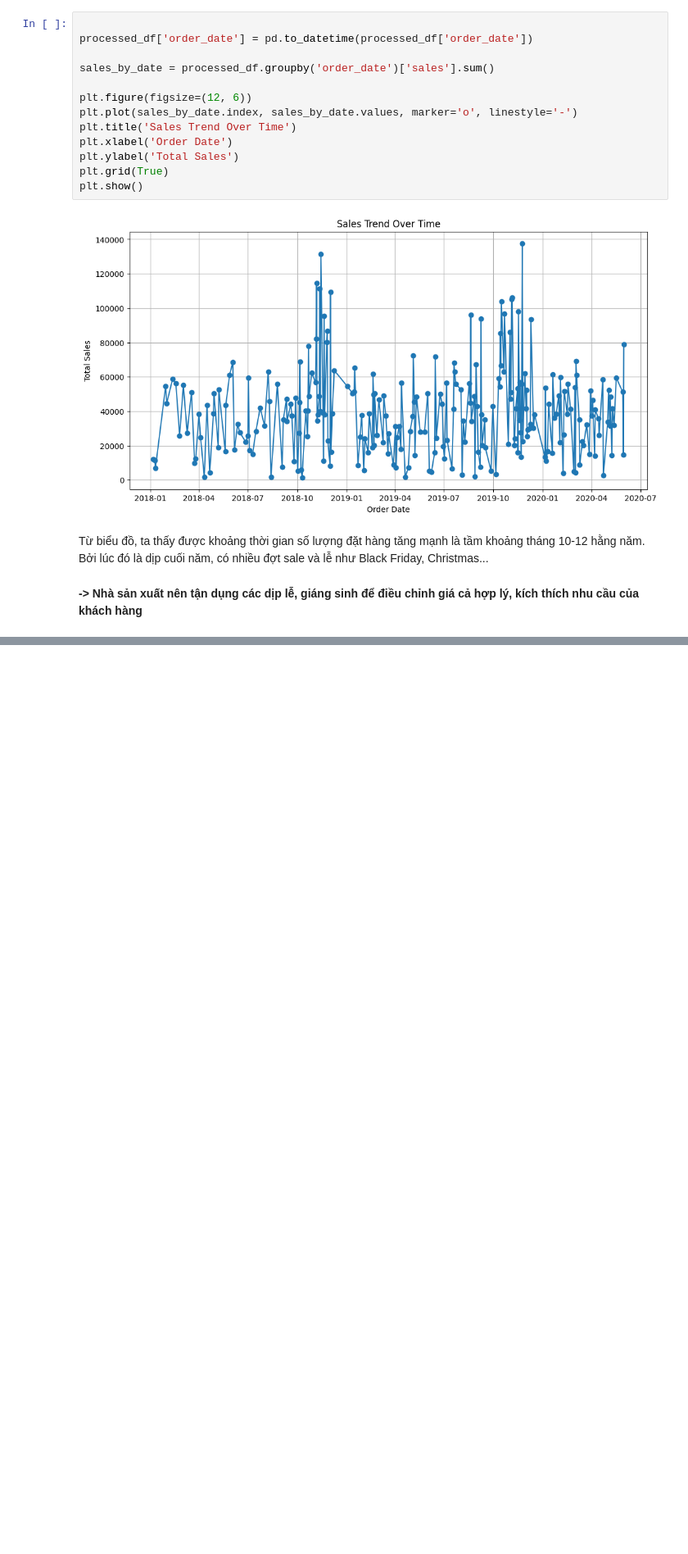
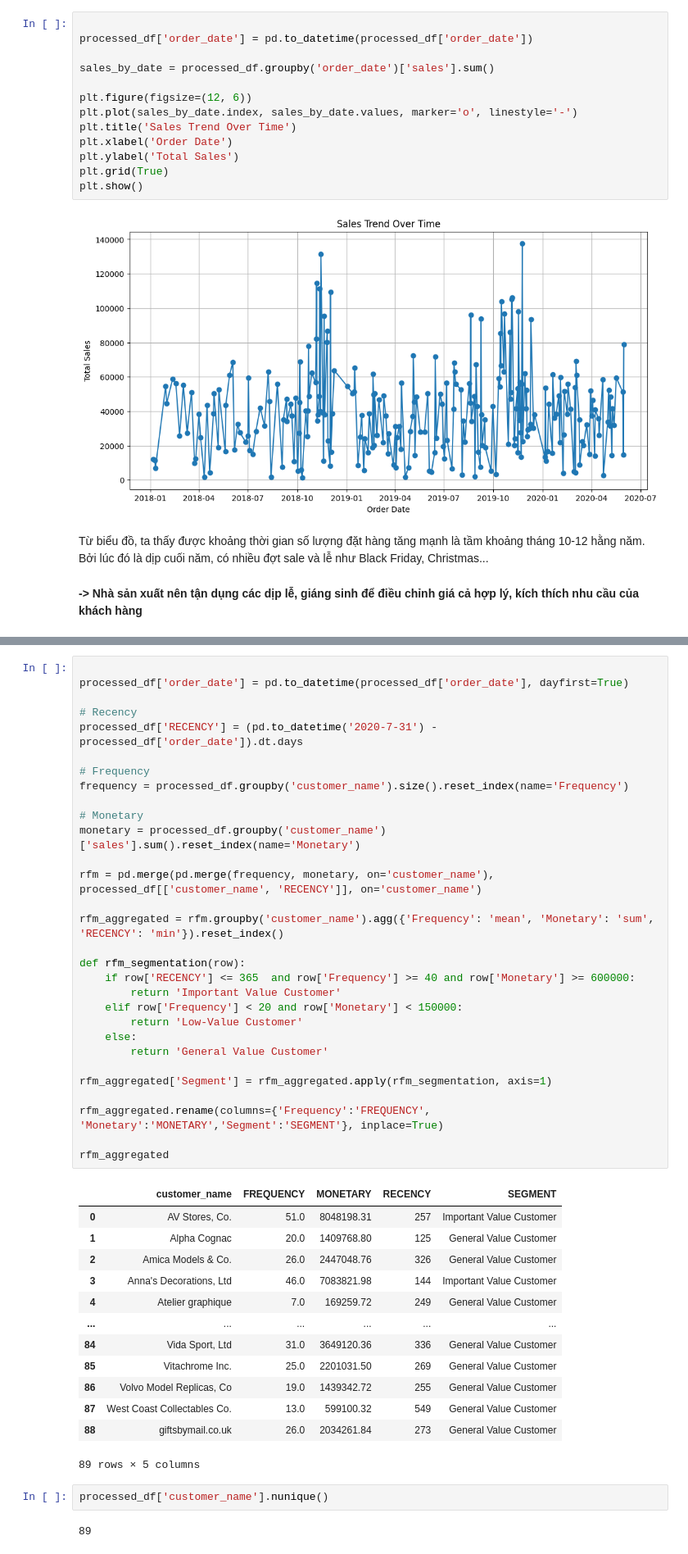
Before and after one commit to fabyanbui/Programming4DS_FinalProject, a Jupyter notebook: notebooks/3.2-eda.ipynb, the cells around one changed output, grey strips where cells are left out. Shown: that part at 82% size. Saved outputs shown, nothing was run; the diff lists cells and outputs as text; blank space fills up the shorter version.

```diff
--- a/notebooks/3.2-eda.ipynb
+++ b/notebooks/3.2-eda.ipynb
@@ -110,0 +118,48 @@ Từ biểu đồ, ta thấy được khoảng thời gian số lượng đặt
+# %%
+
+processed_df['order_date'] = pd.to_datetime(processed_df['order_date'], dayfirst=True)
+
+# Recency
+processed_df['RECENCY'] = (pd.to_datetime('2020-7-31') - processed_df['order_date']).dt.days
+
+# Frequency
+frequency = processed_df.groupby('customer_name').size().reset_index(name='Frequency')
+
+# Monetary
+monetary = processed_df.groupby('customer_name')['sales'].sum().reset_index(name='Monetary')
+
+rfm = pd.merge(pd.merge(frequency, monetary, on='customer_name'), processed_df[['customer_name', 'RECENCY']], on='customer_name')
+
+rfm_aggregated = rfm.groupby('customer_name').agg({'Frequency': 'mean', 'Monetary': 'sum', 'RECENCY': 'min'}).reset_index()
+
+def rfm_segmentation(row):
+    if row['RECENCY'] <= 365  and row['Frequency'] >= 40 and row['Monetary'] >= 600000:
+        return 'Important Value Customer'
+    elif row['Frequency'] < 20 and row['Monetary'] < 150000:
+        return 'Low-Value Customer'
+    else:
+        return 'General Value Customer'
+
+rfm_aggregated['Segment'] = rfm_aggregated.apply(rfm_segmentation, axis=1)
+
+rfm_aggregated.rename(columns={'Frequency':'FREQUENCY', 'Monetary':'MONETARY','Segment':'SEGMENT'}, inplace=True)
+
+rfm_aggregated
+# %% [output]
+|  | customer_name | FREQUENCY | MONETARY | RECENCY | SEGMENT |
+| 0 | AV Stores, Co. | 51.0 | 8048198.31 | 257 | Important Value Customer |
+| 1 | Alpha Cognac | 20.0 | 1409768.80 | 125 | General Value Customer |
+| 2 | Amica Models & Co. | 26.0 | 2447048.76 | 326 | General Value Customer |
+| 3 | Anna's Decorations, Ltd | 46.0 | 7083821.98 | 144 | Important Value Customer |
+| 4 | Atelier graphique | 7.0 | 169259.72 | 249 | General Value Customer |
+| ... | ... | ... | ... | ... | ... |
+| 84 | Vida Sport, Ltd | 31.0 | 3649120.36 | 336 | General Value Customer |
+| 85 | Vitachrome Inc. | 25.0 | 2201031.50 | 269 | General Value Customer |
+| 86 | Volvo Model Replicas, Co | 19.0 | 1439342.72 | 255 | General Value Customer |
+| 87 | West Coast Collectables Co. | 13.0 | 599100.32 | 549 | General Value Customer |
+| 88 | giftsbymail.co.uk | 26.0 | 2034261.84 | 273 | General Value Customer |
+89 rows × 5 columns
+# %%
+processed_df['customer_name'].nunique()
+# %% [output]
+89
```
Also changed, not shown: parts of 2 cells of this notebook.
